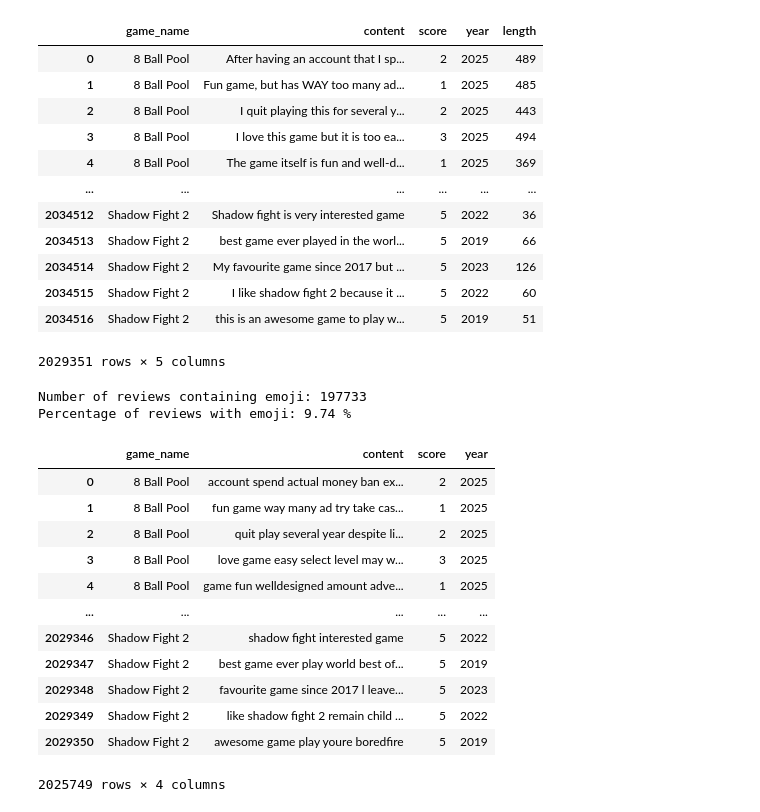
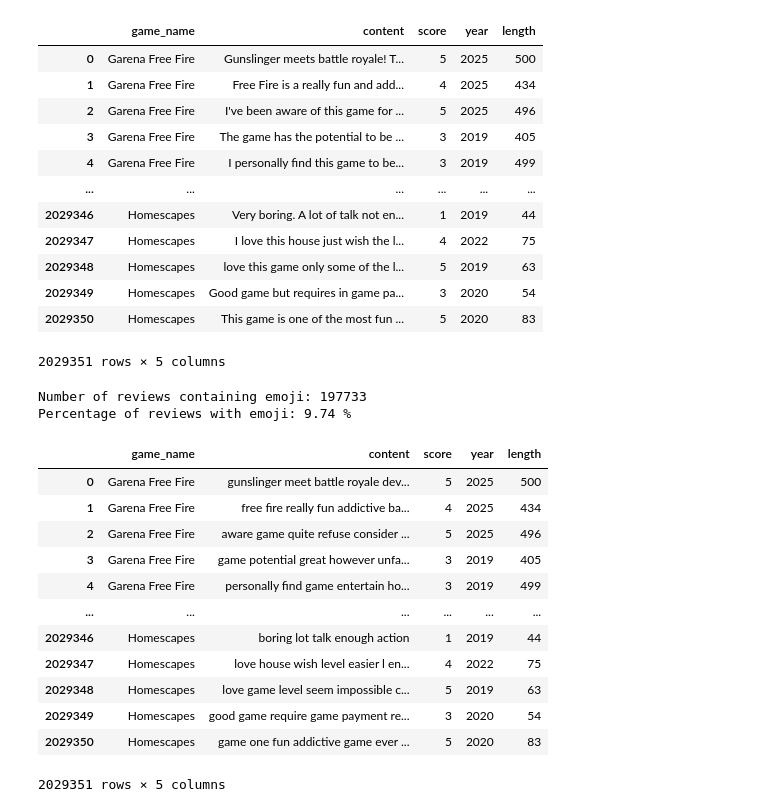
Before and after one commit to Tinnne/Play-Store-Ratings-Prediction, a Jupyter notebook: 03DataCleaning.ipynb, the cells around one changed output. Saved outputs shown, nothing was run; the diff lists cells and outputs as text; code cells hidden in the pictures.

```diff
--- a/03DataCleaning.ipynb
+++ b/03DataCleaning.ipynb
@@ -16,7 +17,7 @@ from nltk.stem import WordNetLemmatizer
 tqdm.pandas()
 # %%
 ## All data
-data = pd.read_csv("TopGamesData.csv", usecols=["content", "score", "year", "game_name"])
+data = pd.read_csv("Data/GamesData.csv", usecols=["content", "score", "year", "game_name"])
 
 ## Among Us data
 # data = data[data['game_name']=='AmongUs']
@@ -46,20 +47,22 @@ data
 data["length"] = data["content"].astype(str).str.len()
 data = data[data["length"] <= 500]
 data = data[data["score"] != 0]
+data = data.dropna()
+data = data.reset_index(drop=True)
 data
 # %% [output]
 |  | game_name | content | score | year | length |
-| 0 | 8 Ball Pool | After having an account that I sp... | 2 | 2025 | 489 |
-| 1 | 8 Ball Pool | Fun game, but has WAY too many ad... | 1 | 2025 | 485 |
-| 2 | 8 Ball Pool | I quit playing this for several y... | 2 | 2025 | 443 |
-| 3 | 8 Ball Pool | I love this game but it is too ea... | 3 | 2025 | 494 |
-| 4 | 8 Ball Pool | The game itself is fun and well-d... | 1 | 2025 | 369 |
+| 0 | Garena Free Fire | Gunslinger meets battle royale! T... | 5 | 2025 | 500 |
+| 1 | Garena Free Fire | Free Fire is a really fun and add... | 4 | 2025 | 434 |
+| 2 | Garena Free Fire | I've been aware of this game for ... | 5 | 2025 | 496 |
+| 3 | Garena Free Fire | The game has the potential to be ... | 3 | 2019 | 405 |
+| 4 | Garena Free Fire | I personally find this game to be... | 3 | 2019 | 499 |
 | ... | ... | ... | ... | ... | ... |
-| 2034512 | Shadow Fight 2 | Shadow fight is very interested game | 5 | 2022 | 36 |
-| 2034513 | Shadow Fight 2 | best game ever played in the worl... | 5 | 2019 | 66 |
-| 2034514 | Shadow Fight 2 | My favourite game since 2017 but ... | 5 | 2023 | 126 |
-| 2034515 | Shadow Fight 2 | I like shadow fight 2 because it ... | 5 | 2022 | 60 |
-| 2034516 | Shadow Fight 2 | this is an awesome game to play w... | 5 | 2019 | 51 |
+| 2029346 | Homescapes | Very boring. A lot of talk not en... | 1 | 2019 | 44 |
+| 2029347 | Homescapes | I love this house just wish the l... | 4 | 2022 | 75 |
+| 2029348 | Homescapes | love this game only some of the l... | 5 | 2019 | 63 |
+| 2029349 | Homescapes | Good game but requires in game pa... | 3 | 2020 | 54 |
+| 2029350 | Homescapes | This game is one of the most fun ... | 5 | 2020 | 83 |
 2029351 rows × 5 columns
 # %%
 emoji_pattern = re.compile(
@@ -82,6 +85,11 @@ print("Percentage of reviews with emoji:", round(has_emoji.mean() * 100, 2), "%"
 Number of reviews containing emoji: 197733
 Percentage of reviews with emoji: 9.74 %
 # %%
+def expand_contractions(text):
+    text = contractions.fix(text)
+    text = re.sub(r"’", "'", text)  # normalize apostrophes
+    return text
+
 StopWords = set(stopwords.words("english"))
 
 def get_wordnet_pos(tag):
@@ -99,43 +107,47 @@ def get_wordnet_pos(tag):
 Lemmatizer = WordNetLemmatizer()
 # %%
 def clean(review):
-    # lower text
+    #lower text
     review = review.lower()
 
-    # translate emoji
+    #translate emoji
     review = emoji.demojize(review)
     review = review.replace("_", " ")
     review = re.sub(r":([a-z0-9 ]+):", r"\1", review)
+
+    #expand contractions
+    review = expand_contractions(review)
 
     #remove non-alphabet and non-numbers
     review = re.sub(r'[^a-z0-9\s]+', '', review)
 
     #remove stopwords
     words = [w for w in review.split() if w not in StopWords]
 
     #lemmatize words
     tagged_words = pos_tag(words)
     lemmatized = [Lemmatizer.lemmatize(w, get_wordnet_pos(t)) for w, t in tagged_words]
     return " ".join(lemmatized)
 
-if os.path.exists("TopGamesDataClean.csv"):
-    data = pd.read_csv("TopGamesDataClean.csv")
+
+if os.path.exists("Data/GamesDataClean.csv"):
+    data = pd.read_csv("Data/GamesDataClean.csv")
 else:
     data['content'] = data['content'].progress_apply(clean)
     data = data.dropna()
-    data.to_csv("TopGamesDataClean.csv", index=False)
+    data.to_csv("Data/GamesDataClean.csv", index=False)
 data
 # %% [output]
-|  | game_name | content | score | year |
-| 0 | 8 Ball Pool | account spend actual money ban ex... | 2 | 2025 |
-| 1 | 8 Ball Pool | fun game way many ad try take cas... | 1 | 2025 |
-| 2 | 8 Ball Pool | quit play several year despite li... | 2 | 2025 |
-| 3 | 8 Ball Pool | love game easy select level may w... | 3 | 2025 |
-| 4 | 8 Ball Pool | game fun welldesigned amount adve... | 1 | 2025 |
-| ... | ... | ... | ... | ... |
-| 2029346 | Shadow Fight 2 | shadow fight interested game | 5 | 2022 |
-| 2029347 | Shadow Fight 2 | best game ever play world best of... | 5 | 2019 |
-| 2029348 | Shadow Fight 2 | favourite game since 2017 l leave... | 5 | 2023 |
-| 2029349 | Shadow Fight 2 | like shadow fight 2 remain child ... | 5 | 2022 |
-| 2029350 | Shadow Fight 2 | awesome game play youre boredfire | 5 | 2019 |
+|  | game_name | content | score | year | length |
+| 0 | Garena Free Fire | gunslinger meet battle royale dev... | 5 | 2025 | 500 |
+| 1 | Garena Free Fire | free fire really fun addictive ba... | 4 | 2025 | 434 |
+| 2 | Garena Free Fire | aware game quite refuse consider ... | 5 | 2025 | 496 |
+| 3 | Garena Free Fire | game potential great however unfa... | 3 | 2019 | 405 |
+| 4 | Garena Free Fire | personally find game entertain ho... | 3 | 2019 | 499 |
+| ... | ... | ... | ... | ... | ... |
+| 2029346 | Homescapes | boring lot talk enough action | 1 | 2019 | 44 |
+| 2029347 | Homescapes | love house wish level easier l en... | 4 | 2022 | 75 |
+| 2029348 | Homescapes | love game level seem impossible c... | 5 | 2019 | 63 |
+| 2029349 | Homescapes | good game require game payment re... | 3 | 2020 | 54 |
+| 2029350 | Homescapes | game one fun addictive game ever ... | 5 | 2020 | 83 |
-2025749 rows × 4 columns
+2029351 rows × 5 columns
```
Also changed, not shown: parts of 2 cells of this notebook, 3 other files.
